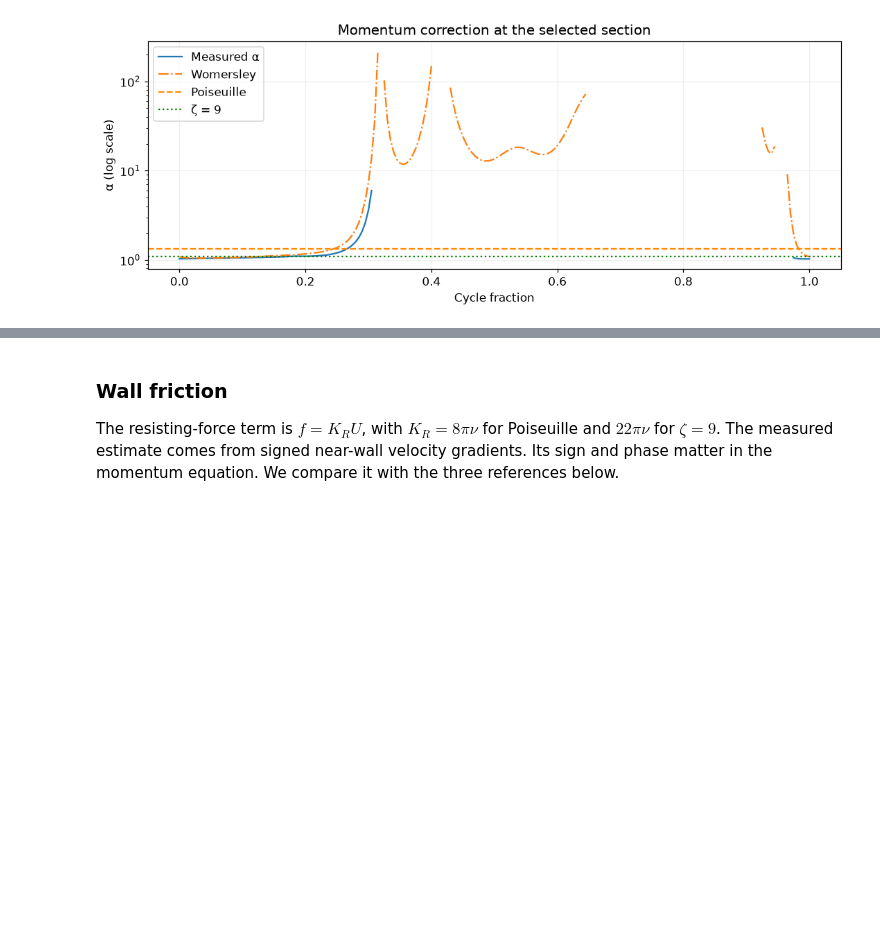
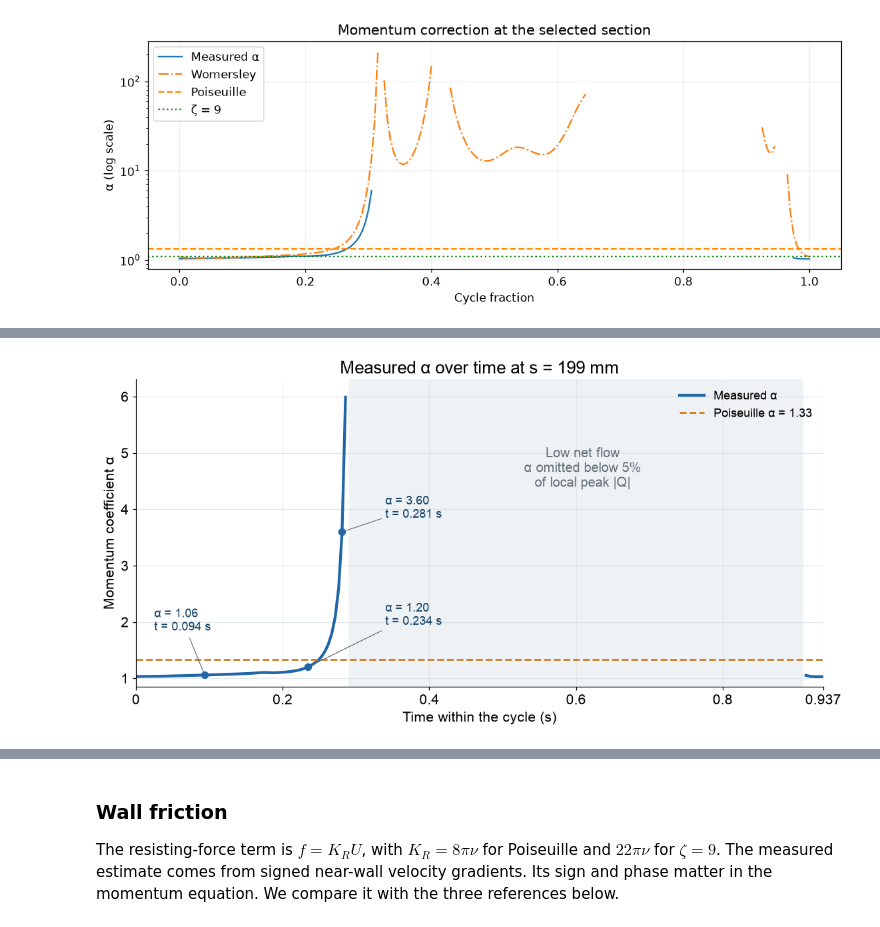
Before and after one commit to Nas010/from-physics-to-physiology-project-2, a Jupyter notebook: FtP_Aorta_1D_Assumptions.ipynb, the cells around one changed output, grey strips where cells are left out. Saved outputs shown, nothing was run; the diff lists cells and outputs as text; code cells hidden in the pictures; blank space fills up the shorter version.

Commit message:
Add annotated alpha time graph and notebook explanation

```diff
--- a/FtP_Aorta_1D_Assumptions.ipynb
+++ b/FtP_Aorta_1D_Assumptions.ipynb
@@ -506,0 +519,13 @@ save_figure("profile_factor_comparison")
+# %%
+alpha_history = pd.DataFrame(
+    {
+        "time_s": time,
+        "alpha": fields["alpha"][:, station],
+        "Q": fields["Q"][:, station],
+    }
+)
+alpha_history.to_csv(output_folder / "alpha_vs_time.csv", index=False)
+af.plot_alpha_time(alpha_history, s[station], low_flow_fraction)
+save_figure("alpha_vs_time")
+# %% [output]
+[figure, added]
```
Also changed, not shown: parts of 3 cells of this notebook, 11 other files.
